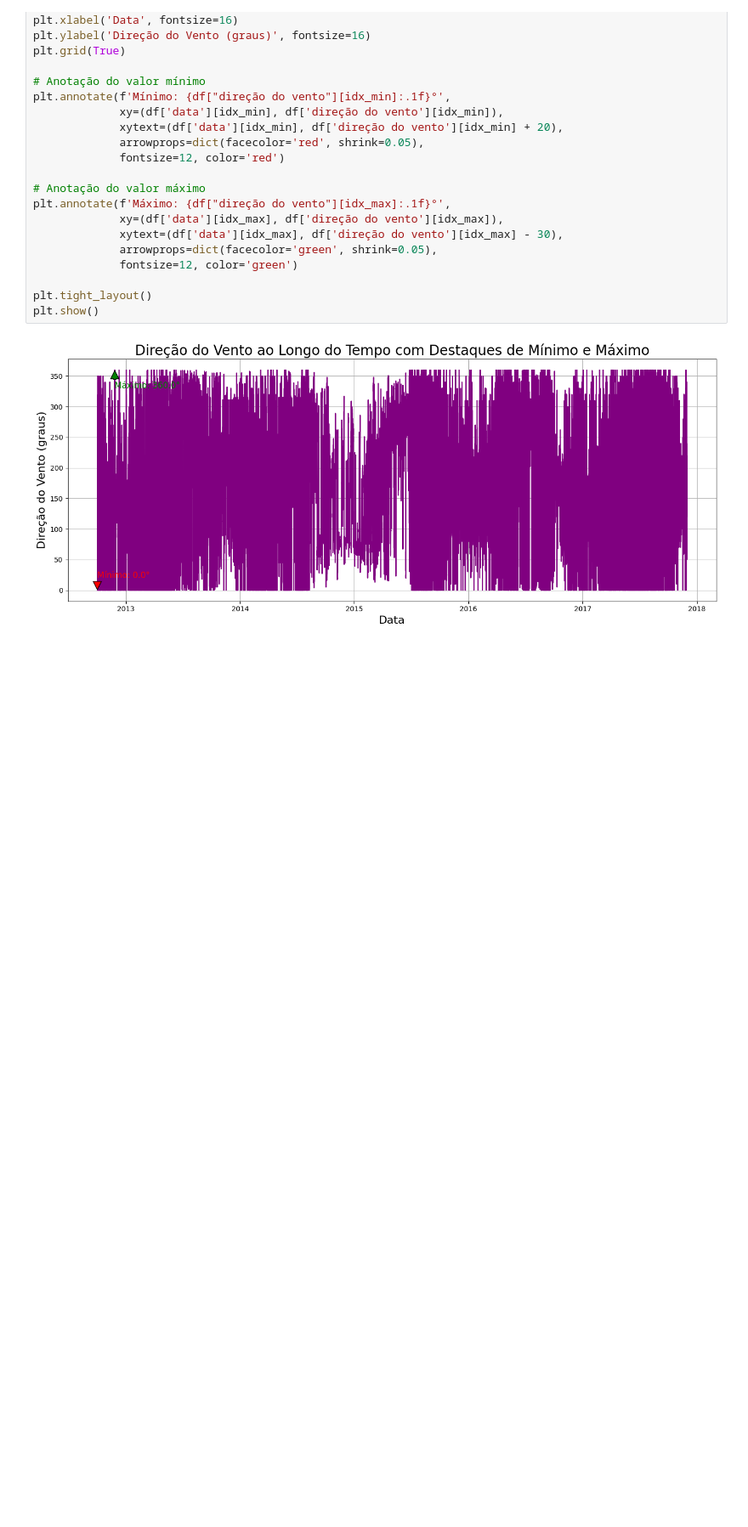
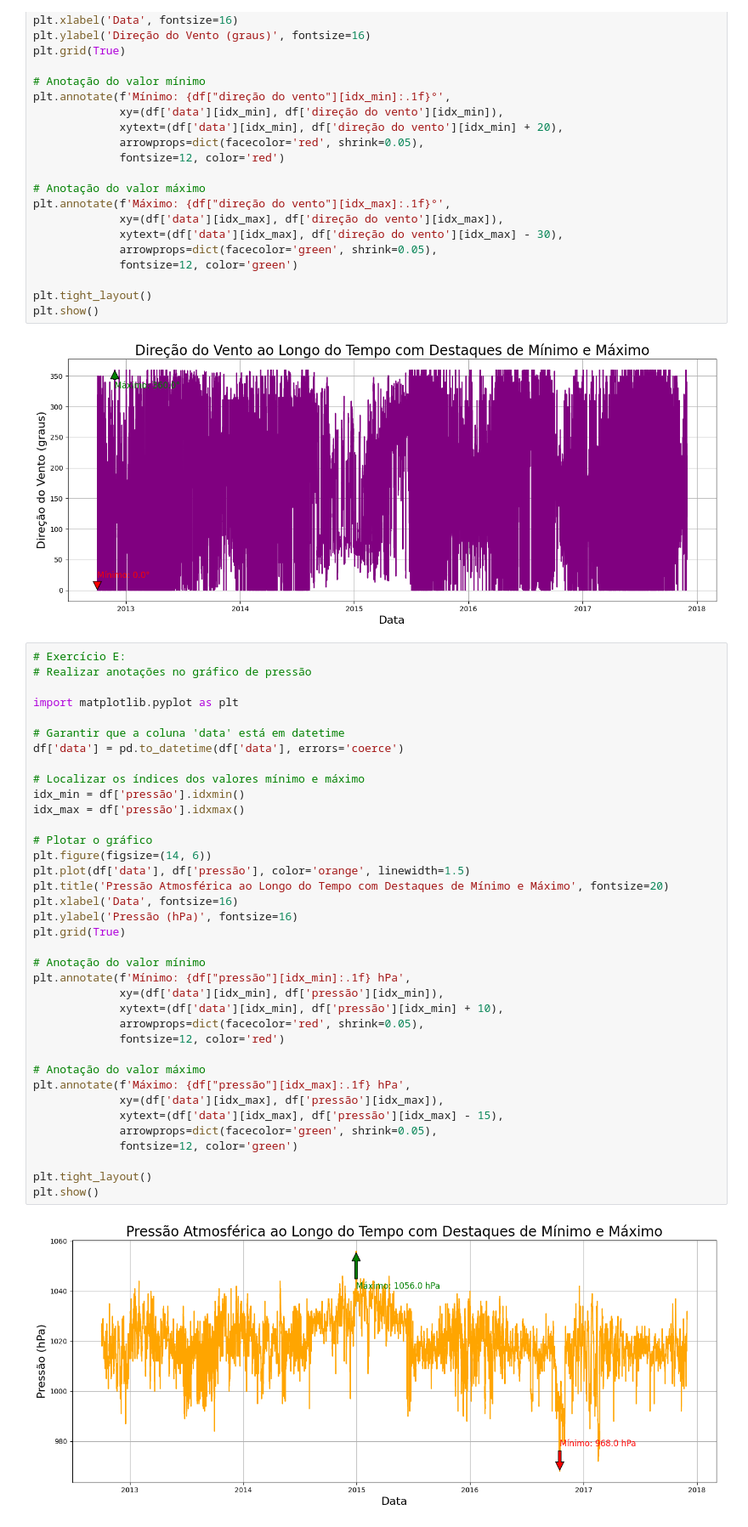
Before and after one commit to LANDOSOUZA/inteligencia_artificial_2025, a Jupyter notebook: aula_5/aula-5_exercicios.ipynb, the cells around one changed output. Shown at 85% size. Saved outputs shown, nothing was run; the diff lists cells and outputs as text; blank space fills up the shorter version.

Commit message:
Update aula-5_exercicios.ipynb
Exercício E.

```diff
--- a/aula_5/aula-5_exercicios.ipynb
+++ b/aula_5/aula-5_exercicios.ipynb
@@ -168,3 +168,42 @@ plt.tight_layout()
 plt.show()
 # %% [output]
 [figure]
+# %%
+# Exercício E:
+# Realizar anotações no gráfico de pressão
+
+import matplotlib.pyplot as plt
+
+# Garantir que a coluna 'data' está em datetime
+df['data'] = pd.to_datetime(df['data'], errors='coerce')
+
+# Localizar os índices dos valores mínimo e máximo
+idx_min = df['pressão'].idxmin()
+idx_max = df['pressão'].idxmax()
+
+# Plotar o gráfico
+plt.figure(figsize=(14, 6))
+plt.plot(df['data'], df['pressão'], color='orange', linewidth=1.5)
+plt.title('Pressão Atmosférica ao Longo do Tempo com Destaques de Mínimo e Máximo', fontsize=20)
+plt.xlabel('Data', fontsize=16)
+plt.ylabel('Pressão (hPa)', fontsize=16)
+plt.grid(True)
+
+# Anotação do valor mínimo
+plt.annotate(f'Mínimo: {df["pressão"][idx_min]:.1f} hPa',
+             xy=(df['data'][idx_min], df['pressão'][idx_min]),
+             xytext=(df['data'][idx_min], df['pressão'][idx_min] + 10),
+             arrowprops=dict(facecolor='red', shrink=0.05),
+             fontsize=12, color='red')
+
+# Anotação do valor máximo
+plt.annotate(f'Máximo: {df["pressão"][idx_max]:.1f} hPa',
+             xy=(df['data'][idx_max], df['pressão'][idx_max]),
+             xytext=(df['data'][idx_max], df['pressão'][idx_max] - 15),
+             arrowprops=dict(facecolor='green', shrink=0.05),
+             fontsize=12, color='green')
+
+plt.tight_layout()
+plt.show()
+# %% [output]
+[figure, added]
```
